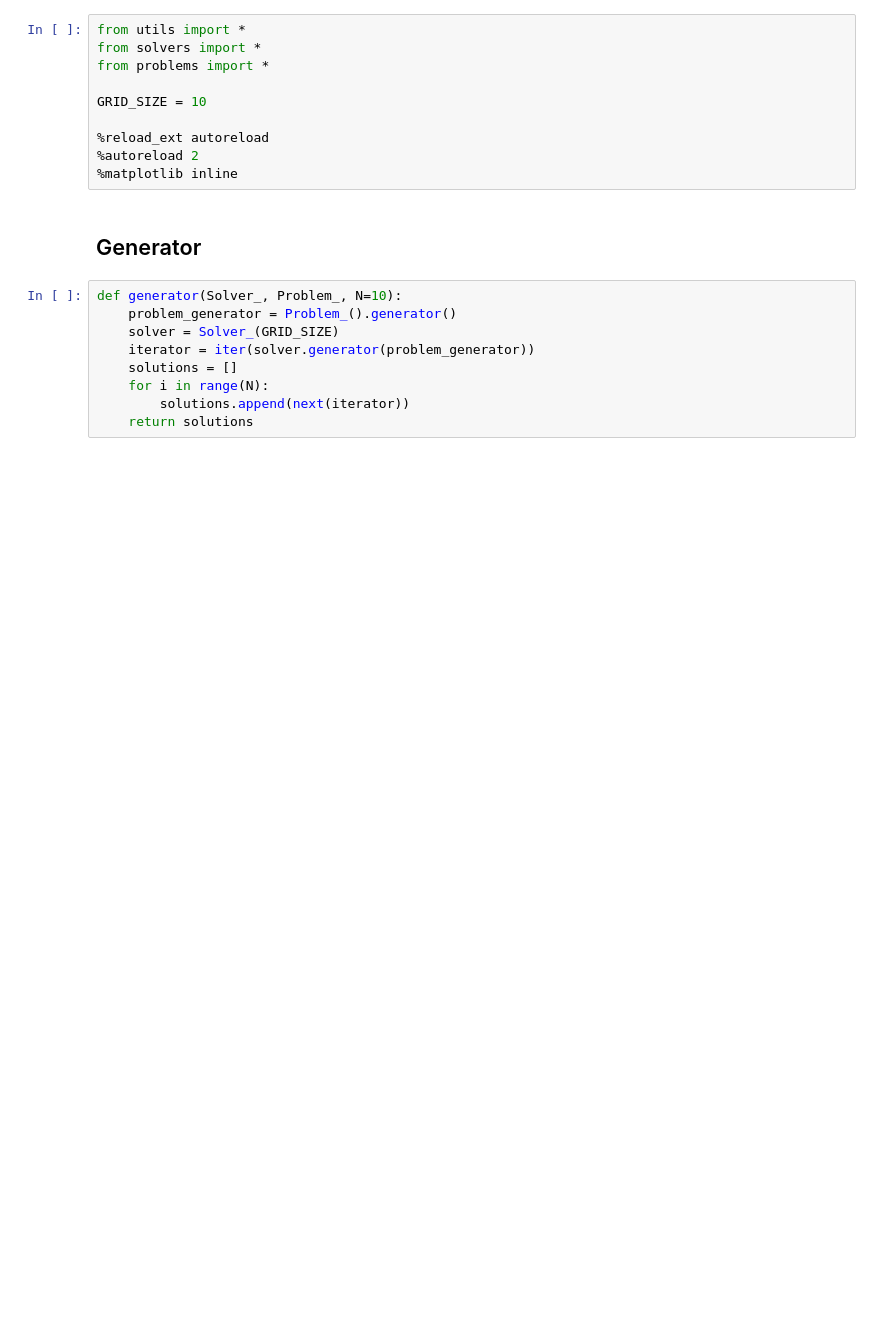
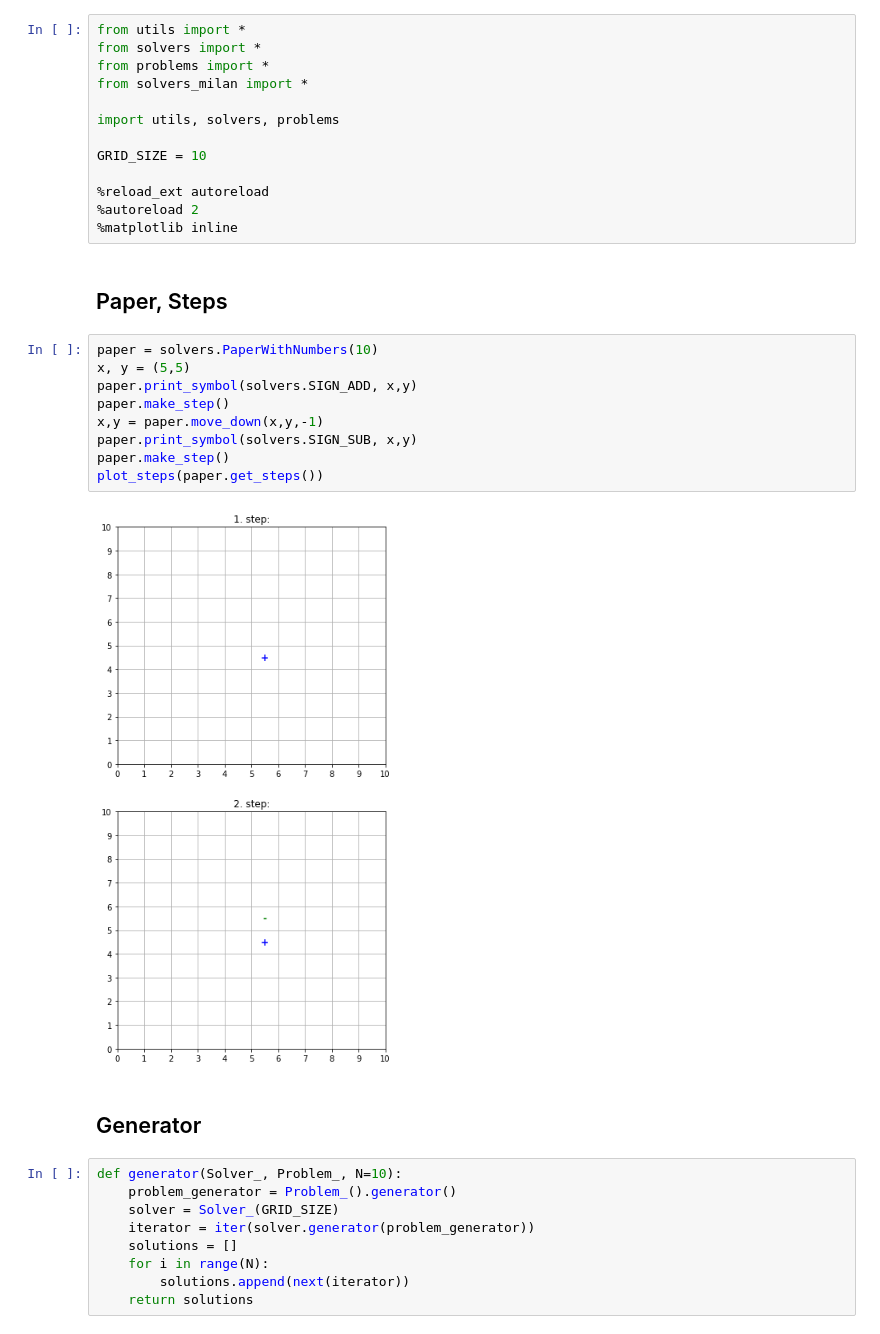
Before and after one commit to csadrian/arithmetics_on_paper, a Jupyter notebook: examples.ipynb, the cells around one changed output. Drawn from its saved outputs; the diff is of its cells as text; blank space fills up the shorter version.

```diff
--- a/examples.ipynb
+++ b/examples.ipynb
@@ -2,12 +2,28 @@
 from utils import *
 from solvers import *
 from problems import *
+from solvers_milan import *
+
+import utils, solvers, problems
 
 GRID_SIZE = 10
 
 %reload_ext autoreload
 %autoreload 2
 %matplotlib inline
+# %% [markdown]
+## Paper, Steps
+# %%
+paper = solvers.PaperWithNumbers(10)
+x, y = (5,5)
+paper.print_symbol(solvers.SIGN_ADD, x,y)
+paper.make_step()
+x,y = paper.move_down(x,y,-1)
+paper.print_symbol(solvers.SIGN_SUB, x,y)
+paper.make_step()
+plot_steps(paper.get_steps())
+# %% [output]
+[figure, added]
 # %% [markdown]
 ## Generator
 # %%
```
Also changed, not shown: parts of 18 cells of this notebook.
